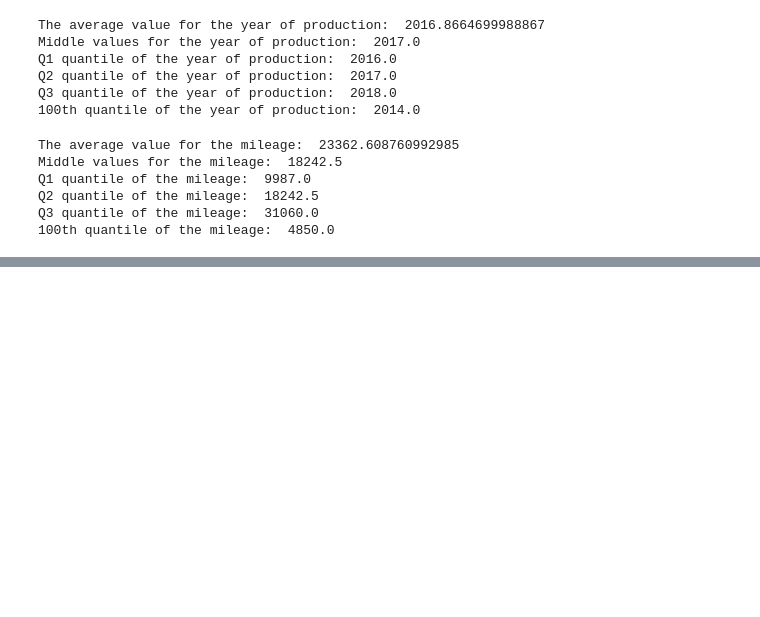
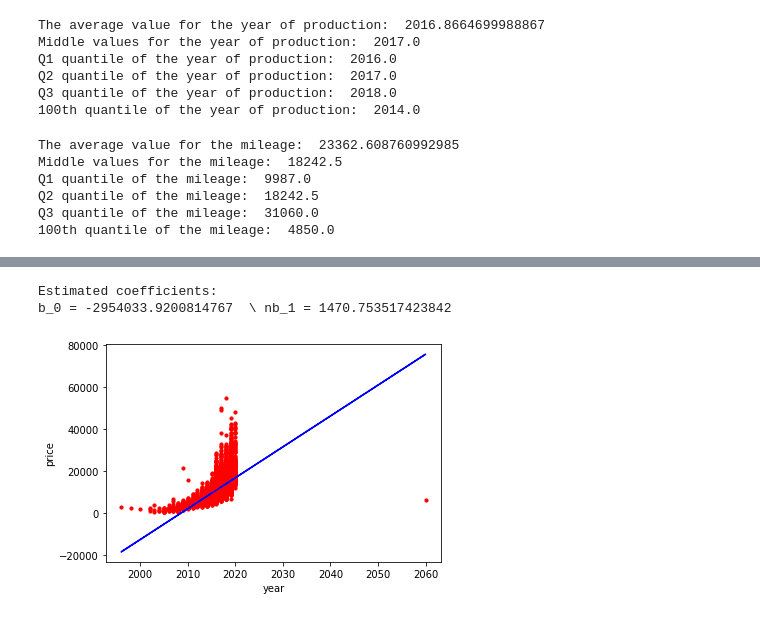
Before and after one commit to Pyother/business-analysis, a Jupyter notebook: ford_cars_prediction.ipynb, the cells around one changed output, grey strips where cells are left out. Saved outputs shown, nothing was run; the diff lists cells and outputs as text; code cells hidden in the pictures; blank space fills up the shorter version.

Commit message:
Linear Regression

```diff
--- a/ford_cars_prediction.ipynb
+++ b/ford_cars_prediction.ipynb
@@ -224 +254,34 @@ Q3 quantile of the mileage:  31060.0
+# %%
+# In the 5th cell of Jupyter Notebook we get correlation coefficient, values positive and negative, all from range abs(0,3) to abs(0,6).
+# Which means that correlation exists and is relevant, correlation reaches levels of average or high correlation coefficient.
+
+# Model regresji liniowej prostej - metoda najmniejszych kwadratów
+import numpy as np
+# import scipy
+# from sklearn.linear_model import LinearRegression
+# import statsmodels.api as sm
+# https://realpython.com/linear-regression-in-python/
+# https://ichi.pro/pl/prosta-i-wielokrotna-regresja-liniowa-w-pythonie-221174748506361
+# https://www.geeksforgeeks.org/linear-regression-python-implementation/
+
+n = 17966 # no of rows
+mean_price = statistics.mean(price)
+mean_year = statistics.mean(year)
+SS_xy = np.sum(price*year) - n*mean_price*mean_year
+SS_xx = np.sum(year*year) - n*mean_year*mean_year
+b_1 = SS_xy / SS_xx
+b_0 = mean_price - b_1*mean_year
+b = (b_0, b_1)
+print("Estimated coefficients:\nb_0 = {}  \\ nb_1 = {}".format(b[0], b[1]))
+# scatter(x, y)
+plt.scatter(year, price, color = "red", marker = "o", s = 10)
+price_pred = b[0] + b[1]*year
+plt.plot(year, price_pred, color = "blue")
+plt.xlabel('year')
+plt.ylabel('price')
+plt.show()
+# %% [output]
+Estimated coefficients:
+b_0 = -2954033.9200814767  \ nb_1 = 1470.753517423842
+[figure, added]
 # %%
```
Also changed, not shown: parts of 4 cells of this notebook.
